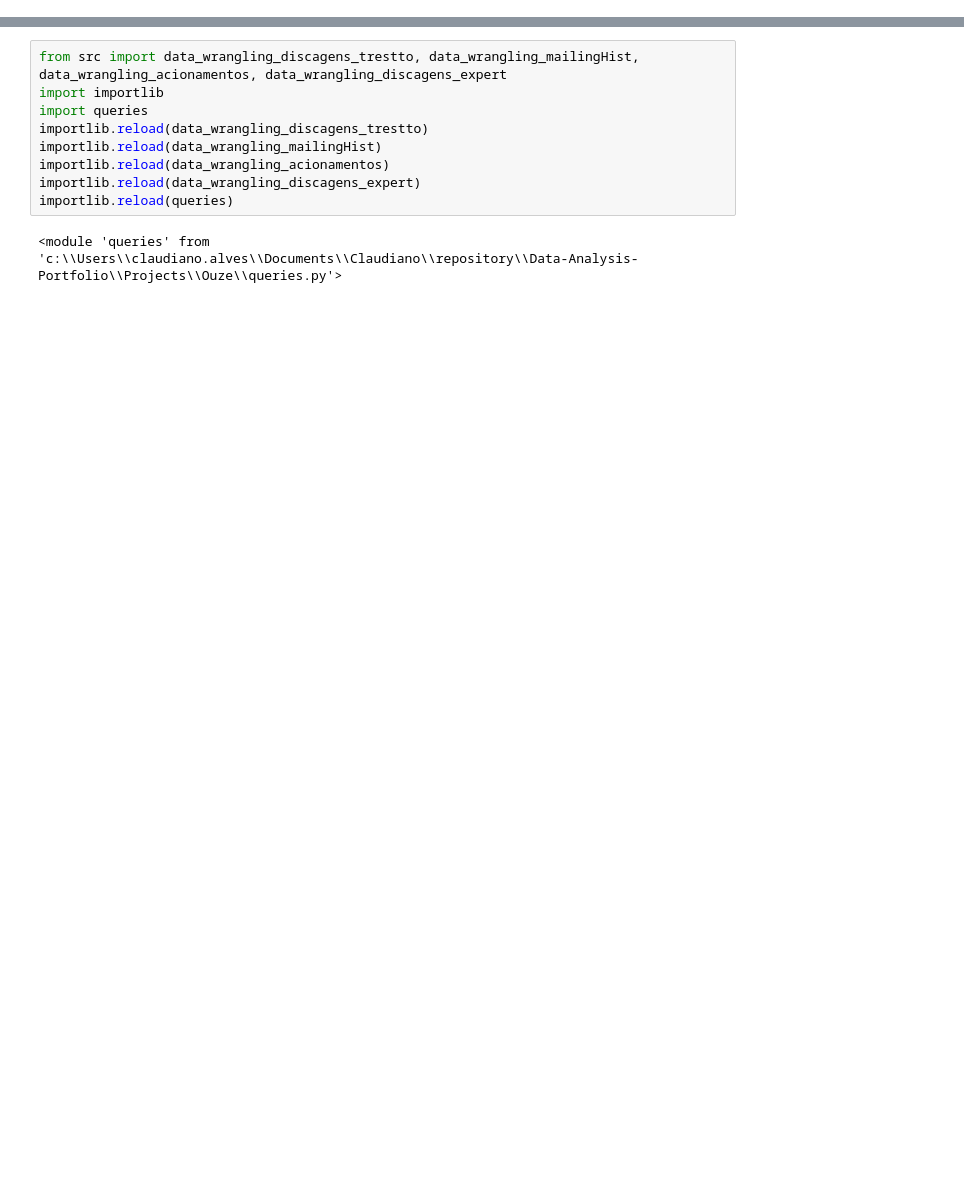
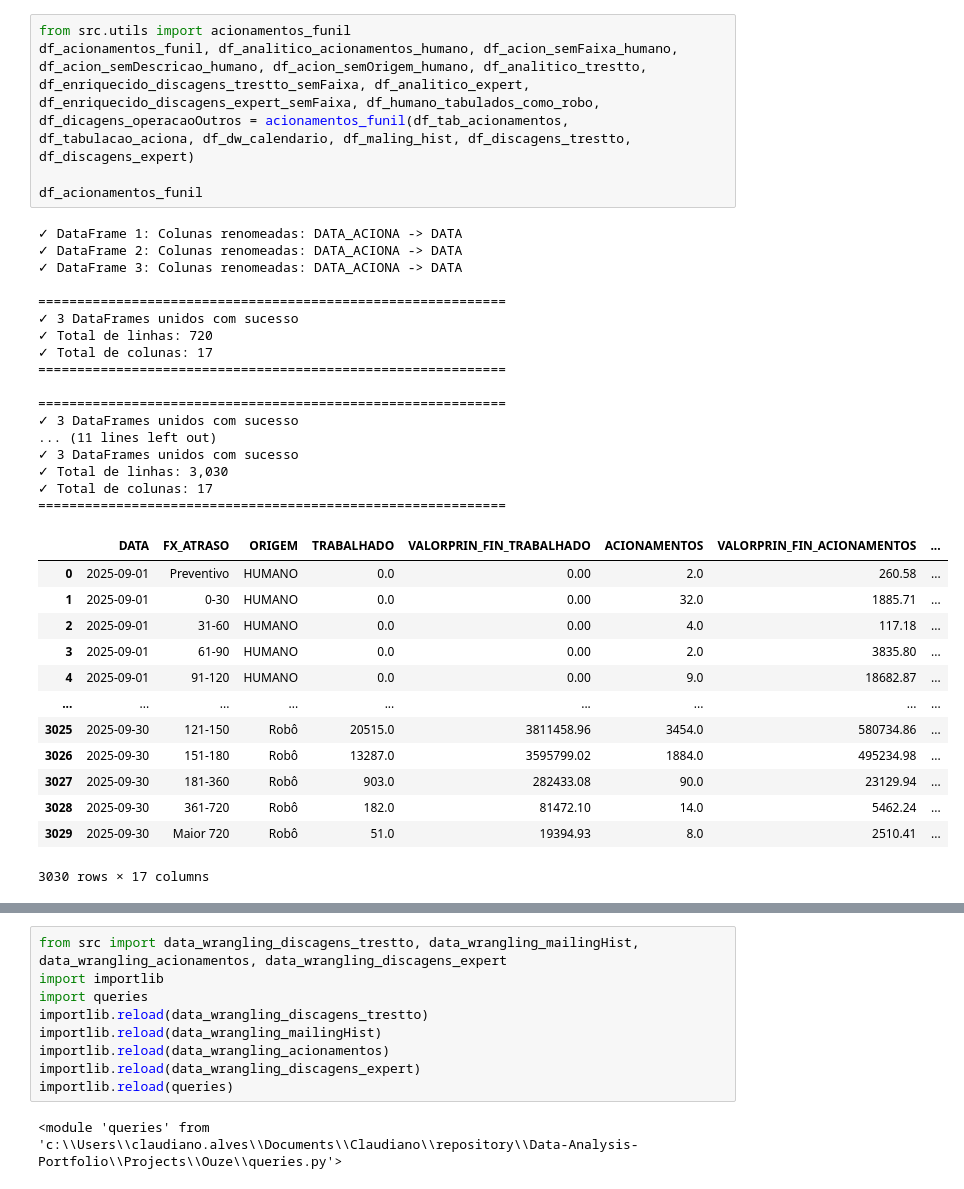
Before and after one commit to Claudiano-alves/Data-Analysis-Portfolio, a Jupyter notebook: Projects/Ouze/data_wrangling.ipynb, the cells around one changed output, grey strips where cells are left out. Cells and saved outputs as stored; diff of their text form; blank space fills up the shorter version.

```diff
--- a/Projects/Ouze/data_wrangling.ipynb
+++ b/Projects/Ouze/data_wrangling.ipynb
@@ -157,0 +83,36 @@ os.startfile('df_acionamentos_esforco_origem_fxAtraso_expert.csv')  # abre com o
+# %%
+from src.utils import acionamentos_funil
+df_acionamentos_funil, df_analitico_acionamentos_humano, df_acion_semFaixa_humano, df_acion_semDescricao_humano, df_acion_semOrigem_humano, df_analitico_trestto, df_enriquecido_discagens_trestto_semFaixa, df_analitico_expert, df_enriquecido_discagens_expert_semFaixa, df_humano_tabulados_como_robo, df_dicagens_operacaoOutros = acionamentos_funil(df_tab_acionamentos, df_tabulacao_aciona, df_dw_calendario, df_maling_hist, df_discagens_trestto, df_discagens_expert)
+
+df_acionamentos_funil
+# %% [output]
+✓ DataFrame 1: Colunas renomeadas: DATA_ACIONA -> DATA
+✓ DataFrame 2: Colunas renomeadas: DATA_ACIONA -> DATA
+✓ DataFrame 3: Colunas renomeadas: DATA_ACIONA -> DATA
+
+============================================================
+✓ 3 DataFrames unidos com sucesso
+✓ Total de linhas: 720
+✓ Total de colunas: 17
+============================================================
+
+============================================================
+✓ 3 DataFrames unidos com sucesso
+... (11 lines left out)
+✓ 3 DataFrames unidos com sucesso
+✓ Total de linhas: 3,030
+✓ Total de colunas: 17
+============================================================
+|  | DATA | FX_ATRASO | ORIGEM | TRABALHADO | VALORPRIN_FIN_TRABALHADO | ACIONAMENTOS | VALORPRIN_FIN_ACIONAMENTOS | ... |
+| 0 | 2025-09-01 | Preventivo | HUMANO | 0.0 | 0.00 | 2.0 | 260.58 | ... |
+| 1 | 2025-09-01 | 0-30 | HUMANO | 0.0 | 0.00 | 32.0 | 1885.71 | ... |
+| 2 | 2025-09-01 | 31-60 | HUMANO | 0.0 | 0.00 | 4.0 | 117.18 | ... |
+| 3 | 2025-09-01 | 61-90 | HUMANO | 0.0 | 0.00 | 2.0 | 3835.80 | ... |
+| 4 | 2025-09-01 | 91-120 | HUMANO | 0.0 | 0.00 | 9.0 | 18682.87 | ... |
+| ... | ... | ... | ... | ... | ... | ... | ... | ... |
+| 3025 | 2025-09-30 | 121-150 | Robô | 20515.0 | 3811458.96 | 3454.0 | 580734.86 | ... |
+| 3026 | 2025-09-30 | 151-180 | Robô | 13287.0 | 3595799.02 | 1884.0 | 495234.98 | ... |
+| 3027 | 2025-09-30 | 181-360 | Robô | 903.0 | 282433.08 | 90.0 | 23129.94 | ... |
+| 3028 | 2025-09-30 | 361-720 | Robô | 182.0 | 81472.10 | 14.0 | 5462.24 | ... |
+| 3029 | 2025-09-30 | Maior 720 | Robô | 51.0 | 19394.93 | 8.0 | 2510.41 | ... |
+3030 rows × 17 columns
```
Also changed, not shown: parts of 34 cells of this notebook, 8 other files.
